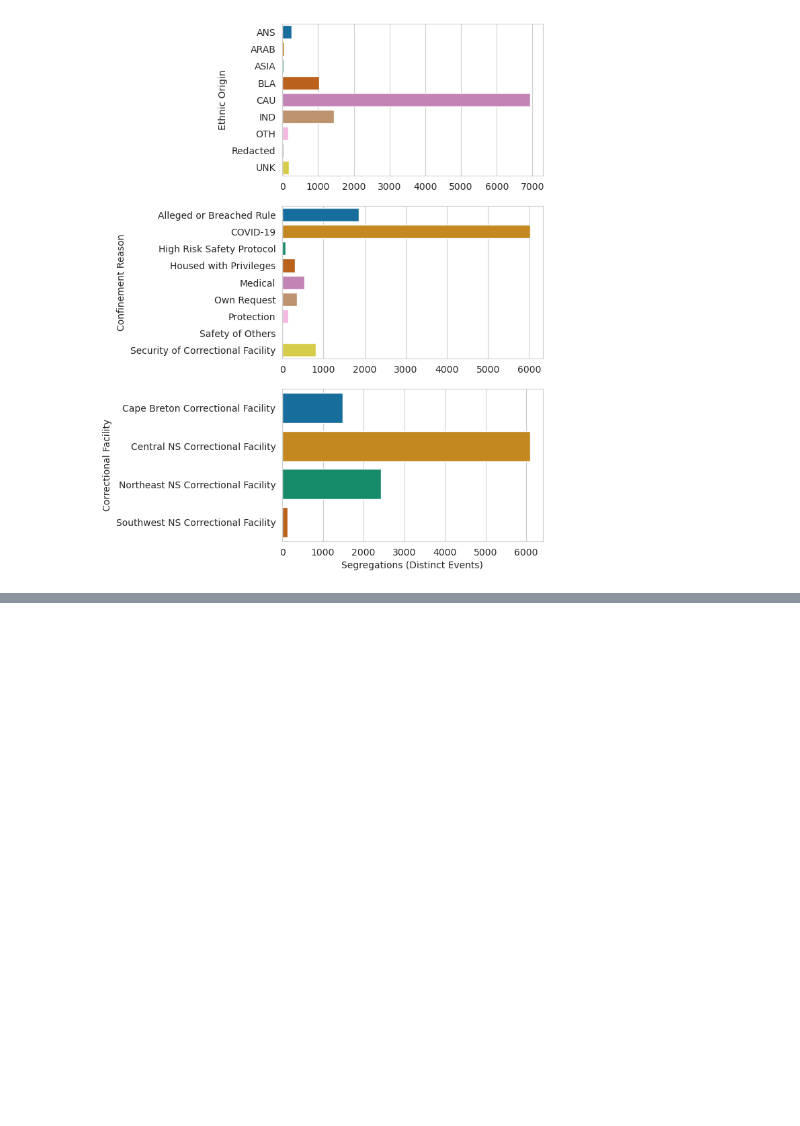
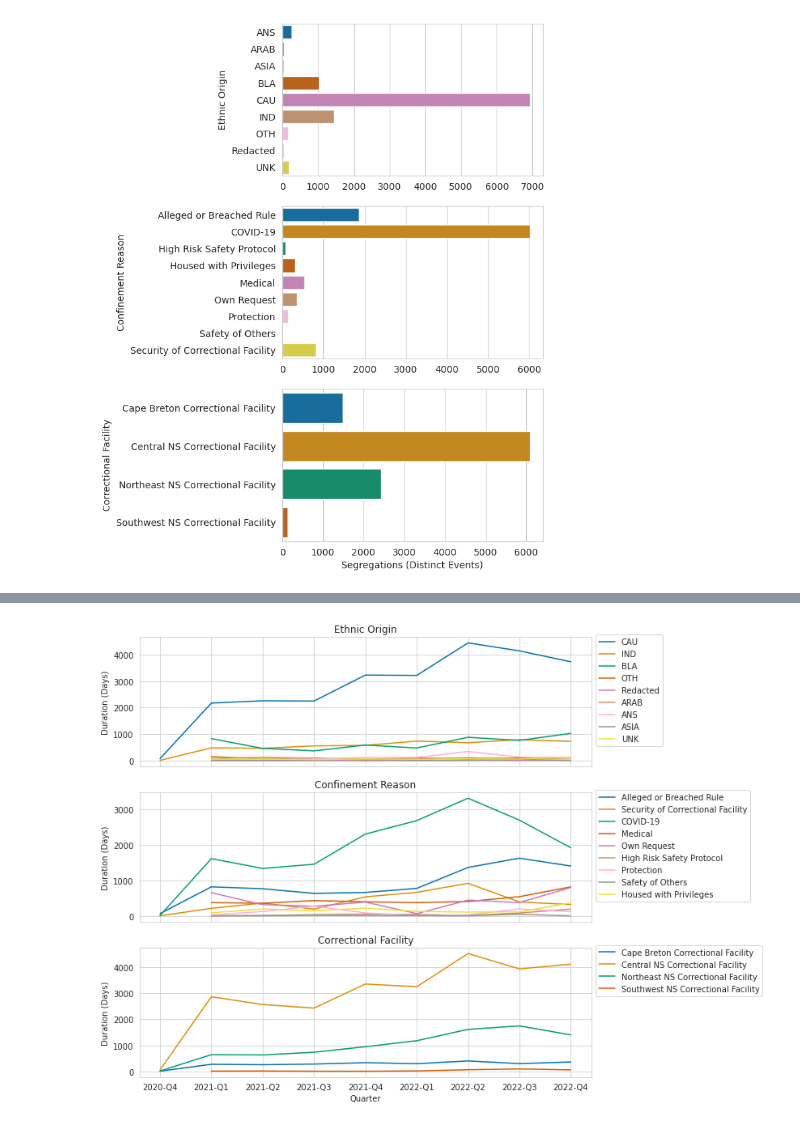
Before and after one commit to fmaguire/segregation_abuse_foipop, a Jupyter notebook: analysis_notebook.ipynb, the cells around one changed output, grey strips where cells are left out. Drawn from its saved outputs; the diff is of its cells as text; code cells hidden in the pictures; blank space fills up the shorter version.

Commit message:
Add quarterly summaries

```diff
--- a/analysis_notebook.ipynb
+++ b/analysis_notebook.ipynb
@@ -121,3 +73,0 @@ sns.catplot(data = seg_counts, row='Correctional Facility', y='Confinement Reaso
-# %%
-seg_df['Entry'] = pd.to_datetime(seg_df['Entry'], yearfirst=True)
-seg_df = seg_df.sort_values(['Entry', 'Correctional Facility', 'Confinement Reason'])
@@ -165,0 +74,31 @@ TypeError: 'set' object is not callable
+# %%
+seg_df['Entry'] = pd.to_datetime(seg_df['Entry'])
+seg_df['Quarter'] = seg_df['Entry'].dt.year.astype(str) + "-Q" + seg_df['Entry'].dt.quarter.astype(str)
+seg_df = seg_df.sort_values('Quarter')
+
+quarter_conf_total = seg_df.groupby(['Correctional Facility', 'Quarter'])['Duration'].sum().reset_index(name='Duration (Days)').sort_values('Quarter')
+quarter_origin_total = seg_df.groupby(['Ethnic Origin', 'Quarter'])['Duration'].sum().reset_index(name='Duration (Days)').sort_values('Quarter')
+quarter_reason_total = seg_df.groupby(['Confinement Reason', 'Quarter'])['Duration'].sum().reset_index(name='Duration (Days)').sort_values('Quarter')
+
+quarter_conf_num = seg_df.groupby(['Correctional Facility', 'Quarter'])['Duration'].size().reset_index(name='Segregations (Distinct Events)').sort_values('Quarter')
+quarter_origin_num = seg_df.groupby(['Ethnic Origin', 'Quarter'])['Duration'].size().reset_index(name='Segregations (Distinct Events)').sort_values('Quarter')
+quarter_reason_num = seg_df.groupby(['Confinement Reason', 'Quarter'])['Duration'].size().reset_index(name='Segregations (Distinct Events)').sort_values('Quarter')
+# %%
+fig, axes = plt.subplots(3, 1, figsize=(10,10), sharex=True)
+sns.lineplot(data=quarter_origin_total, x='Quarter', #order=order,
+            y='Duration (Days)', hue='Ethnic Origin', ax=axes[0])
+axes[0].legend(bbox_to_anchor=(1.0, 1.05))#, title='Ethnic Origin')
+axes[0].set_title('Ethnic Origin')
+
+sns.lineplot(data=quarter_reason_total, x='Quarter',#order=order,
+            y='Duration (Days)', hue='Confinement Reason', ax=axes[1])
+axes[1].legend(bbox_to_anchor=(1.0, 1.05))
+axes[1].set_title('Confinement Reason')
+
+sns.lineplot(data=quarter_conf_total, x='Quarter',#order=order,
+            y='Duration (Days)', hue='Correctional Facility', ax=axes[2])
+axes[2].legend(bbox_to_anchor=(1.0, 1.05))
+axes[2].set_title('Correctional Facility')
+plt.savefig('duration_over_time.png', dpi=300, bbox_inches='tight')
+# %% [output]
+[figure, added]
```
Also changed, not shown: parts of 17 cells of this notebook, 7 other files.
